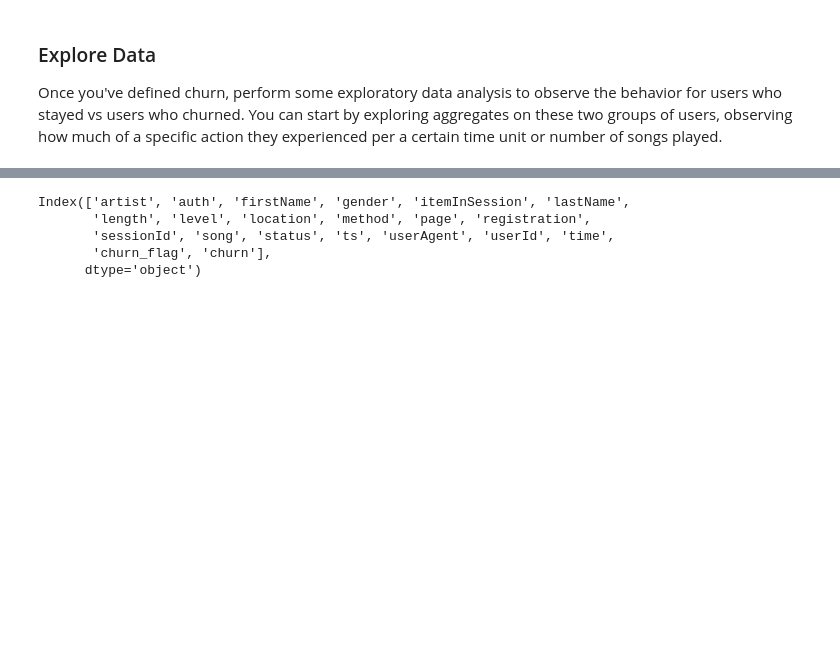
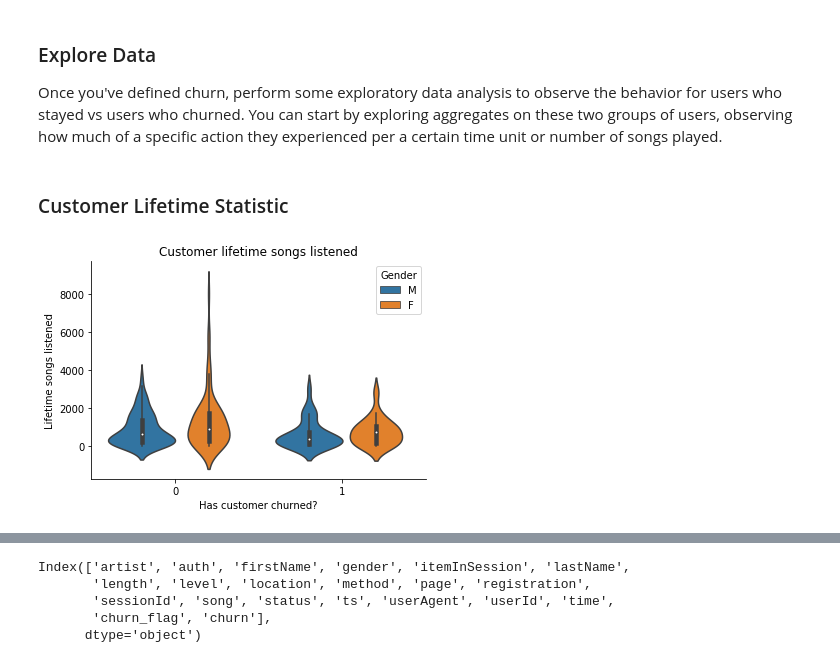
Before and after one commit to pato0301/sparkify_capstone_udacity, a Jupyter notebook: Sparkify.ipynb, the cells around one changed output, grey strips where cells are left out. Drawn from its saved outputs; the diff is of its cells as text; code cells hidden in the pictures; blank space fills up the shorter version.

```diff
--- a/Sparkify.ipynb
+++ b/Sparkify.ipynb
@@ -389,3 +398,17 @@ df_cleaned_churn_test[df_cleaned_churn_test['churn']==0].sort_values(by=['userId
 # %% [markdown]
 ### Explore Data
 Once you've defined churn, perform some exploratory data analysis to observe the behavior for users who stayed vs users who churned. You can start by exploring aggregates on these two groups of users, observing how much of a specific action they experienced per a certain time unit or number of songs played.
+# %% [markdown]
+### Customer Lifetime Statistic
+# %%
+lifetime_pd = df_cleaned_churn.where('page == "NextSong" OR page == "Thumbs Up"').groupby(['userId', 'churn', 'gender', 'page']).count().toPandas()
+lifetime_pd = lifetime_pd.pivot_table(index=['userId','churn','gender'], values='count', columns='page').reset_index()
+# %%
+ax = sns.violinplot(data=lifetime_pd, x='churn', y='NextSong', hue='gender')
+plt.xlabel('Has customer churned?')
+plt.ylabel('Lifetime songs listened')
+plt.legend(title='Gender', loc='best')
+plt.title('Customer lifetime songs listened')
+sns.despine(ax=ax);
+# %% [output]
+[figure, added]
```
Also changed, not shown: parts of 52 cells of this notebook.
